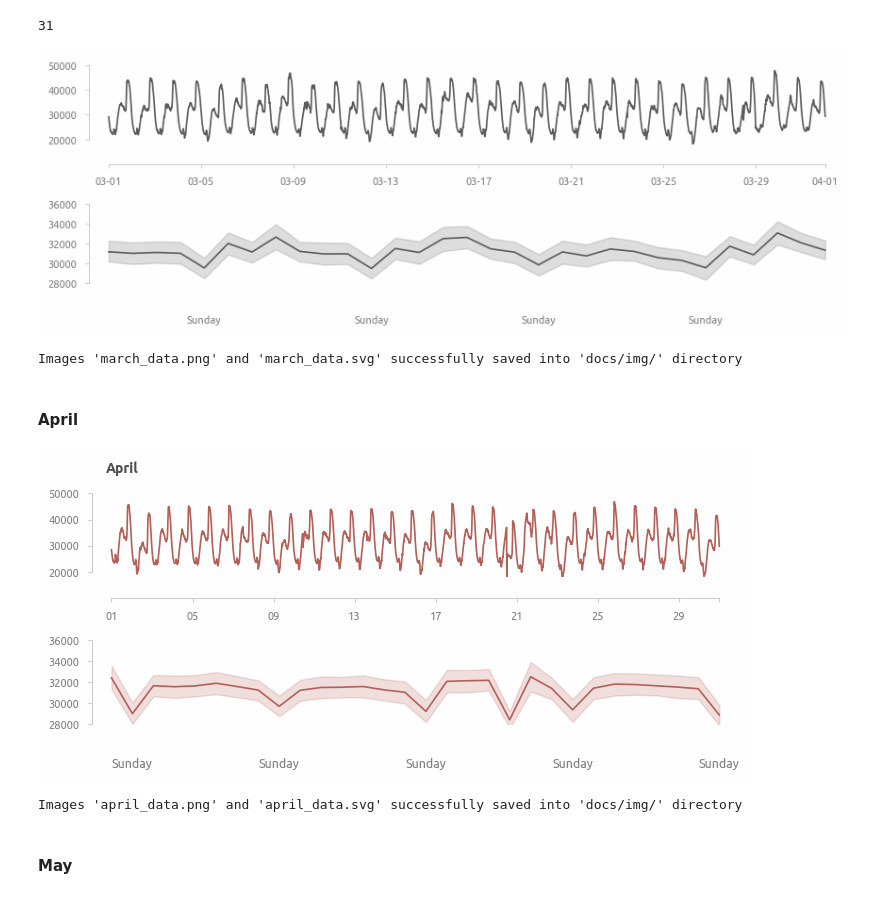
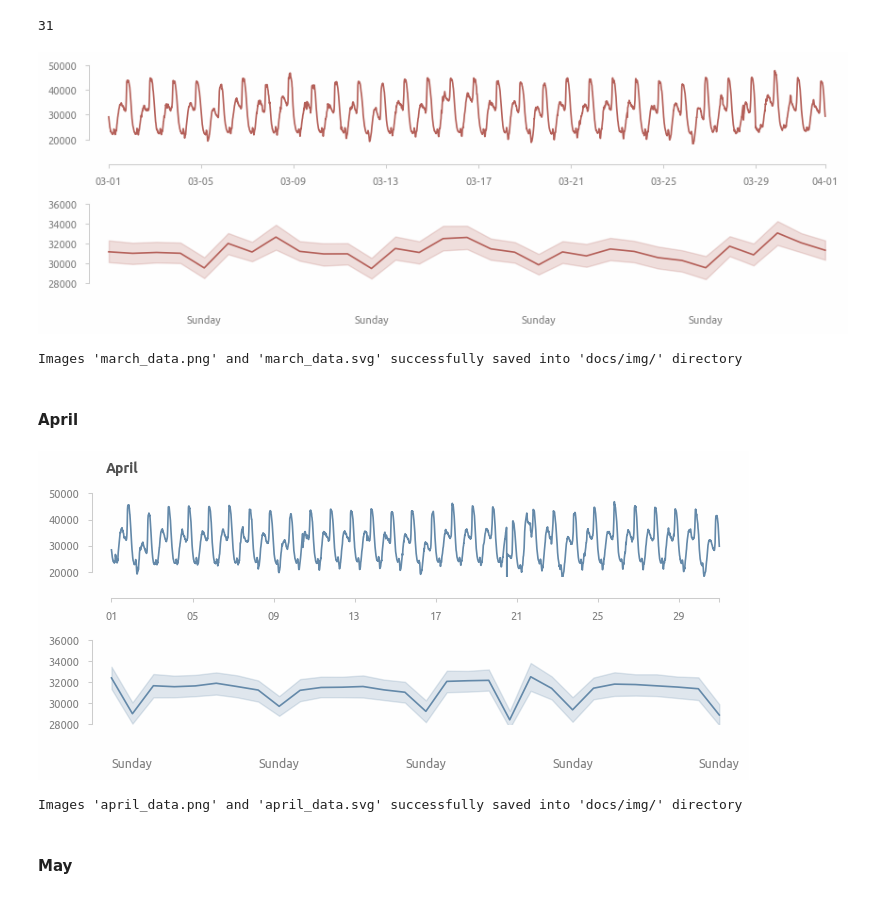
Before and after one commit to a-chasovsky/electric-power-consumption, a Jupyter notebook: 01-explore.ipynb, the cells around one changed output. Cells and saved outputs as stored; diff of their text form; code cells hidden in the pictures.

```diff
--- a/01-explore.ipynb
+++ b/01-explore.ipynb
@@ -492,43 +493,39 @@ fig, ax = plt.subplots(2,1, figsize=(10, 3), sharex=False)
 # plt.subplot(2, 1, 1)
 ax[0].plot(train[train['month']==3].index,
     train[train['month']==3]['target1'],
-    color=palette[0]
-);
-fmt = mpl.dates.DateFormatter('%m-%d')
-ax[0].xaxis.set_major_formatter(fmt)
+    color=palette[1]);
+ax[0].xaxis.set_major_formatter(mpl.dates.DateFormatter('%m-%d'))
 
 axis_rstyle(
     offset_bottom=15, offset_left=10,
     yticks=[20000, 50000, 10000], ylim=[18000, 50000],
-    grid=False, ax=ax[0]
-)
+    grid=False, ax=ax[0])
 
 sns.lineplot(
     data=train[train['month']==3],
     x='day',
     y='target1',
-    color=palette[0],
-    ax=ax[1]
-);
+    color=palette[1],
+    ax=ax[1]);
 
 ax[1].set_xticks(arange(5, 30, 7, True), labels=['Sunday']*4)
 ax[1].set_xticks(arange(5, 30, 7, True))
 
 axis_rstyle(
     ax=ax[1], offset_bottom=15, offset_left=10,
     yticks=[28000, 36000, 2000], ylim=[28000, 36000],
     grid=False, x_axis_hide=True
 )
 
 plt.xlabel(None)
 plt.ylabel(None)
 
 plt.subplots_adjust(hspace=0.75)
 plt.show()
 
 savefig('march_data', dir_save_img)
 # %% [output]
-[figure, old version]
+[figure, new version]
 Images 'march_data.png' and 'march_data.svg' successfully saved into 'docs/img/' directory
 # %% [markdown]
 #### April
@@ -537,7 +534,7 @@ fig, ax = plt.subplots(2,1, figsize=(8, 3), sharex=False)
 
 ax[0].plot(train[train['month']==4].index,
     train[train['month']==4]['target1'],
-    color=palette[1])
+    color=palette[2])
 
 fmt = mpl.dates.DateFormatter('%d')
 ax[0].xaxis.set_major_formatter(fmt)
@@ -553,7 +550,7 @@ sns.lineplot(
     data=train[train['month']==4],
     x='day',
     y='target1',
-    color=palette[1],
+    color=palette[2],
     ax=ax[1])
 
 ax[1].set_xticks(arange(2, 30, 7, True), labels=['Sunday']*5)
@@ -575,7 +572,7 @@ plt.show()
 
 savefig('april_data', dir_save_img)
 # %% [output]
-[figure, old version]
+[figure, new version]
 Images 'april_data.png' and 'april_data.svg' successfully saved into 'docs/img/' directory
 # %% [markdown]
 #### May
```
Also changed, not shown: parts of 3 cells of this notebook, 11 other files.
